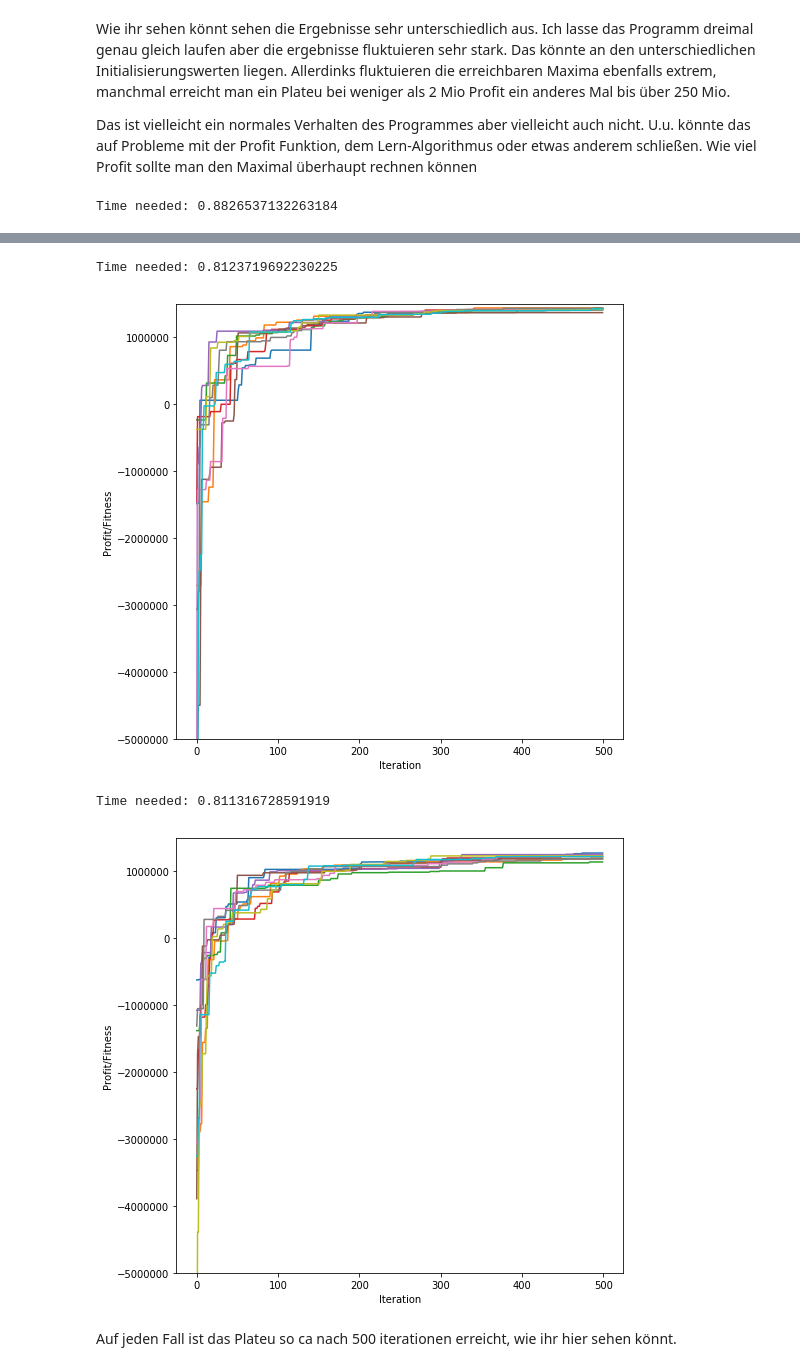
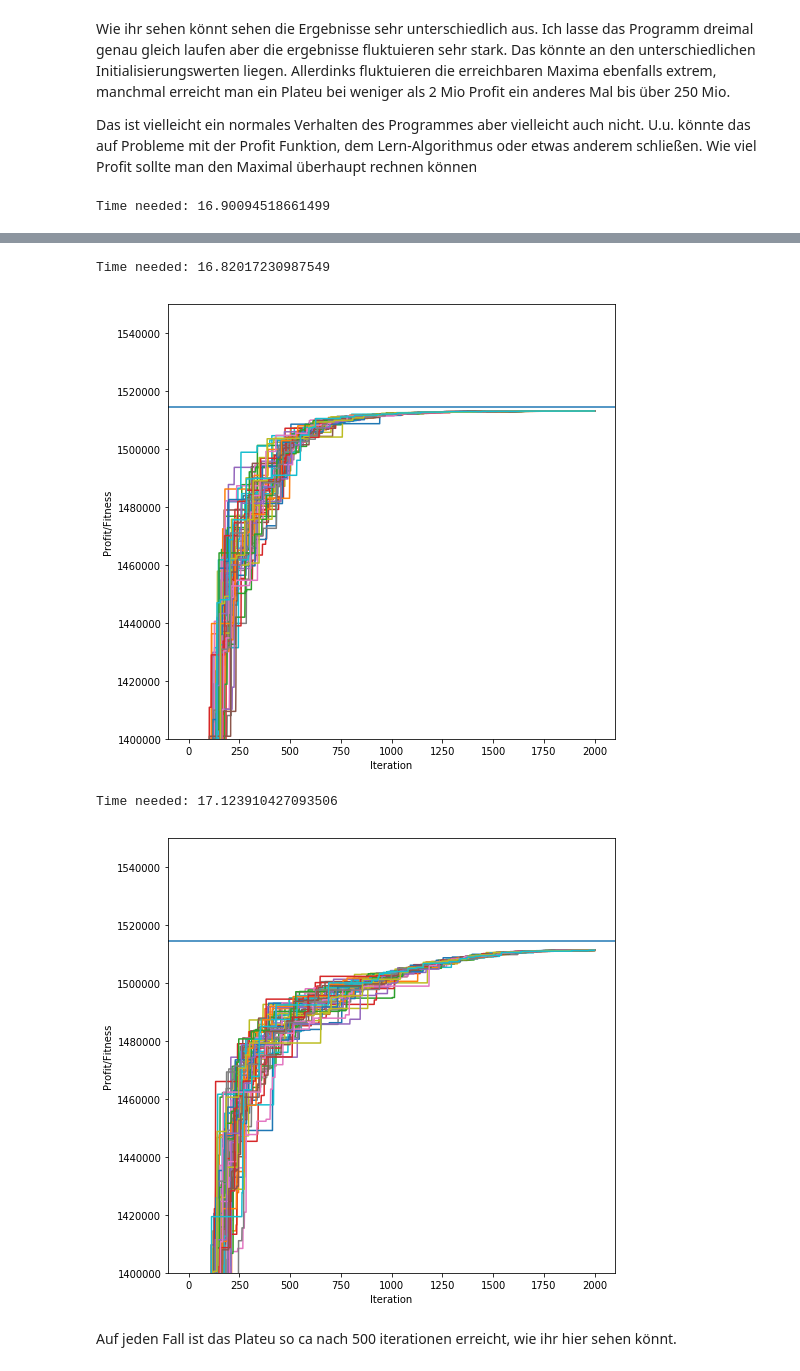
Before and after one commit to bereRadeck/NIA-Homework, a Jupyter notebook: ex4/tests.ipynb, the cells around one changed output, grey strips where cells are left out. Cells and saved outputs as stored; diff of their text form; code cells hidden in the pictures.

Commit message:
iterations als parameter

```diff
--- a/ex4/tests.ipynb
+++ b/ex4/tests.ipynb
@@ -15,12 +15,13 @@ user.
 """
 
 # Parameter:
-np=10
+np=50
 #xmin = 0
 #xmax = 100
 problemnumber = 1
-F = 0.5
-Cr = 0.3
+F = 0.3
+Cr = 0.5
+iterations = 2000
 
 
 #initializer = Initializer(xmin, xmax, np)
@@ -33,16 +34,15 @@ de = DE
 
 
 DifferentialEvolution = de(ppp, initializer, donorgenerator, trialgenerator, selector)
-results,time=DifferentialEvolution.run(500)
-print(time)
+
 def visualize(DE,iterations,title='Differential Evolution'):
     results,time=DE.run(iterations)
     fig,ax = plt.subplots(figsize=(8,8))
-    for x in range(10):
+    for x in range(np):
         plt.plot(results[:,x],label='Chromosome '+str(x))
     ax.ticklabel_format(style='plain')
     ax.axhline(1514312)
-    plt.ylim(-5000000, 1500000)
+    plt.ylim(1400000, 1550000)
     plt.ylabel("Profit/Fitness")
     plt.xlabel("Iteration")
     print('Time needed:',time)
@@ -55,8 +53,8 @@ Wie ihr sehen könnt sehen die Ergebnisse sehr unterschiedlich aus. Ich lasse da
 
 Das ist vielleicht ein normales Verhalten des Programmes aber vielleicht auch nicht. U.u. könnte das auf Probleme mit der Profit Funktion, dem Lern-Algorithmus oder etwas anderem schließen. Wie viel Profit sollte man den Maximal überhaupt rechnen können
 # %%
-visualize(DifferentialEvolution,500)
-visualize(DifferentialEvolution,500)
-visualize(DifferentialEvolution,500)
+visualize(DifferentialEvolution,iterations)
+visualize(DifferentialEvolution,iterations)
+visualize(DifferentialEvolution,iterations)
 # %% [output]
-Time needed: 0.8826537132263184
+Time needed: 16.90094518661499
@@ -64,7 +62,7 @@ Time needed: 0.8826537132263184
-Time needed: 0.8123719692230225
+Time needed: 16.82017230987549
-[figure, old version]
+[figure, new version]
-Time needed: 0.811316728591919
+Time needed: 17.123910427093506
-[figure, old version]
+[figure, new version]
 # %% [markdown]
 Auf jeden Fall ist das Plateu so ca nach 500 iterationen erreicht, wie ihr hier sehen könnt.
 # %%
```
Also changed, not shown: parts of 2 cells of this notebook.
